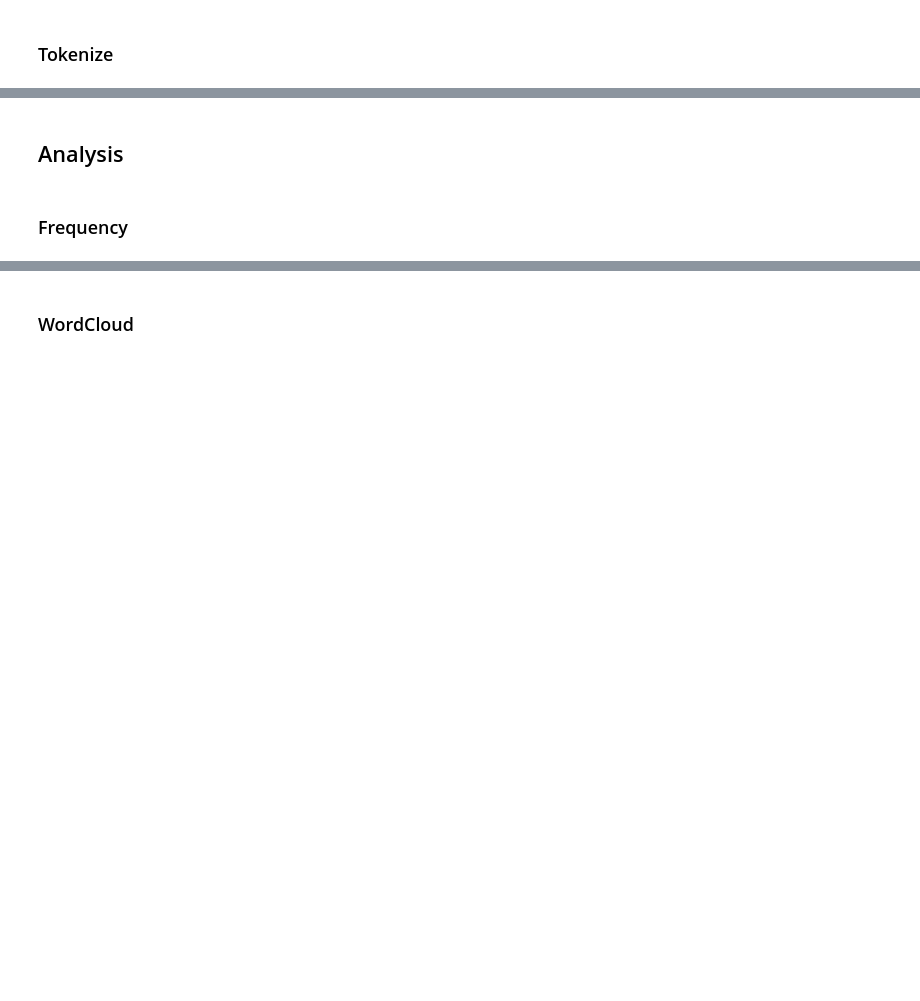
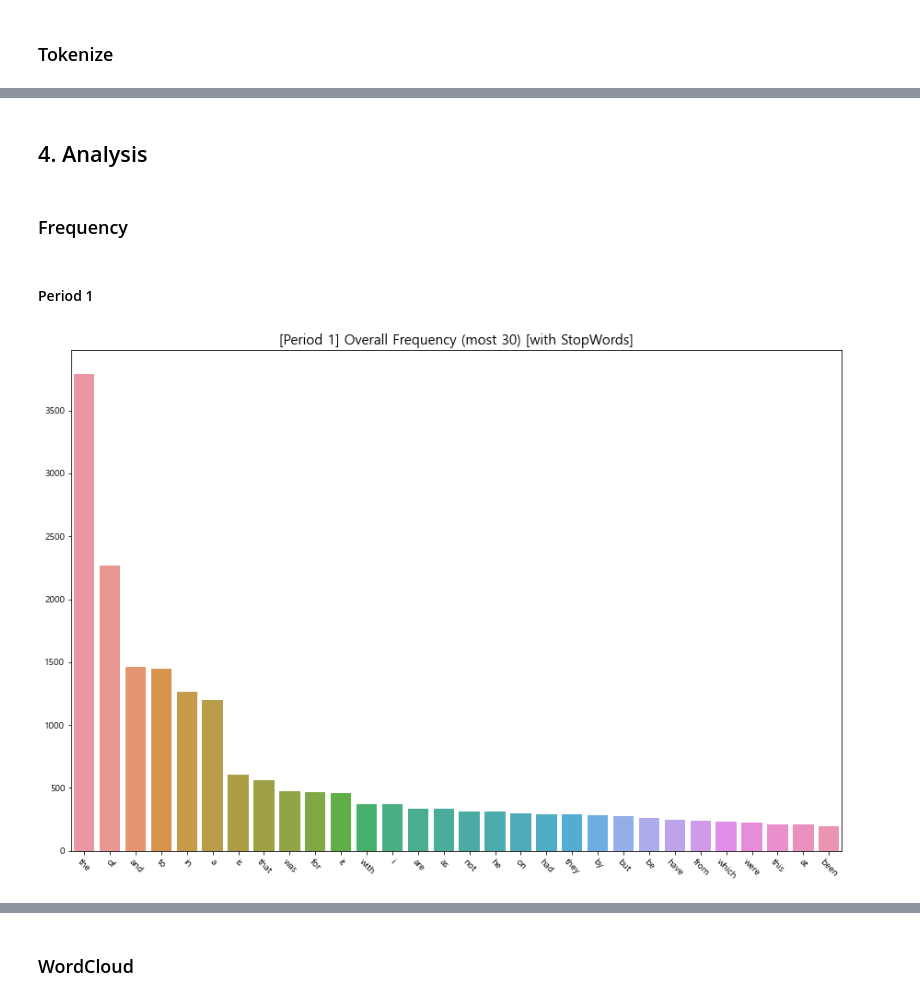
Before and after one commit to MartinusChoi/Text-Mining-Project, a Jupyter notebook: 3-Period-ST-Analysis.ipynb, the cells around one changed output, grey strips where cells are left out. Saved outputs shown, nothing was run; the diff lists cells and outputs as text; code cells hidden in the pictures; blank space fills up the shorter version.

Commit message:
overall frequency in ST

```diff
--- a/3-Period-ST-Analysis.ipynb
+++ b/3-Period-ST-Analysis.ipynb
@@ -81,22 +71,8 @@ for i in range(len(files_1)):
 # %% [markdown]
 ### Data Cleaning
-# %%
-def lowerCase(text):
-    return text.lower()
-
-def replaceText(text, repList):
-    for rep, target in repList:
-        text = text.replace(rep, target)
-    return text
-
-def cleaning(text, repList):
-    text = lowerCase(text)
-    text = replaceText(text, repList)
-    text = re.sub(r'\d+', '', text)
-    return text
-
-repList = [("\\n", ""), (".", ""), (",", ""), ("?", ""), ("!", ""), \
-    ("(", ""), (")", ""), ("\'", ""), ('"', ''), ("\\", ""), ("$", ""), \
-        ("%", ""), (":", ""), ("’", ""), ("“", ""), ("”", ""), (";", "")]
+# %%
+cleaned_1 = cleaning(texts_1)
+cleaned_2 = cleaning(texts_2)
+cleaned_3 = cleaning(texts_3)
 # %% [markdown]
 ### Tokenize
@@ -113,0 +79,6 @@ def tagging(tokenized):
+# %%
+tokenizer = TreebankWordTokenizer()
+
+tokenized_1 = tokenizing(cleaned_1, tokenizer)
+tokenized_2 = tokenizing(cleaned_2, tokenizer)
+tokenized_3 = tokenizing(cleaned_3, tokenizer)
@@ -114,4 +100,18 @@ def tagging(tokenized):
 # %% [markdown]
-## Analysis
+## 4. Analysis
 # %% [markdown]
 ### Frequency
+# %%
+merged_1 = merge(tokenized_1)
+merged_2 = merge(tokenized_2)
+merged_3 = merge(tokenized_3)
+
+wo_merged_1 = merge(wo_stopword_1)
+wo_merged_2 = merge(wo_stopword_2)
+wo_merged_3 = merge(wo_stopword_3)
+# %% [markdown]
+#### Period 1
+# %%
+plotOverallFrequency(merged_1, filepath=RESULT_1, wo=False, period=1)
+# %% [output]
+[figure, added]
```
Also changed, not shown: parts of 17 cells of this notebook, 56 other files.
